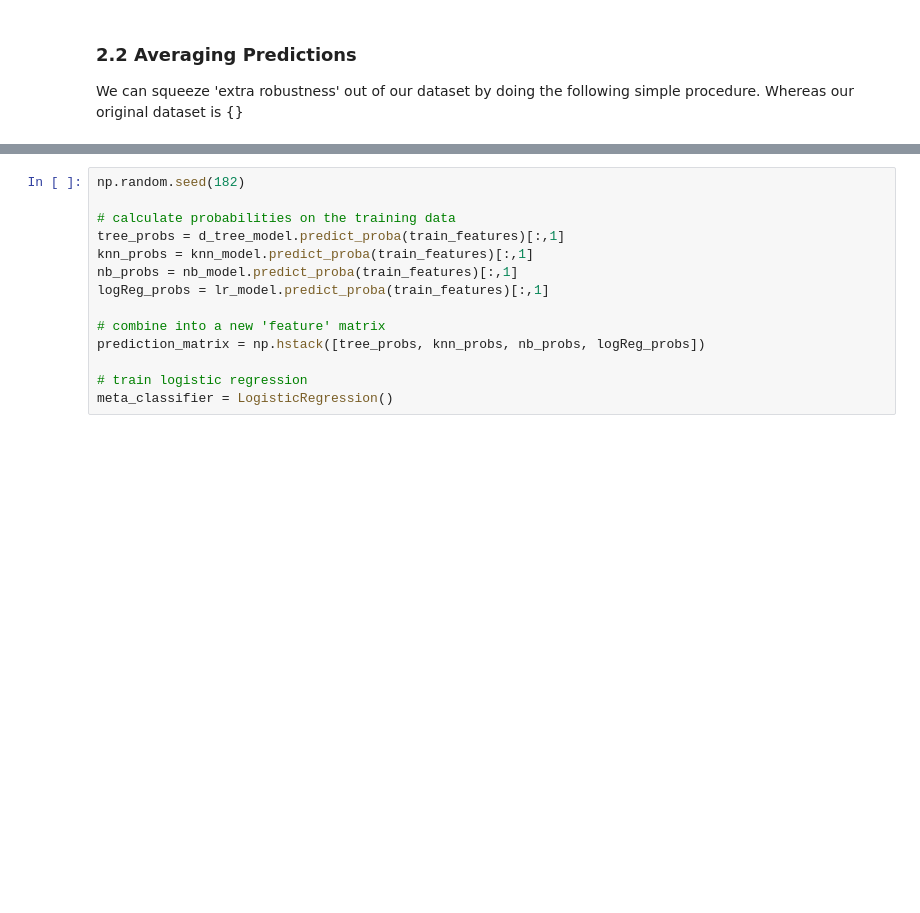
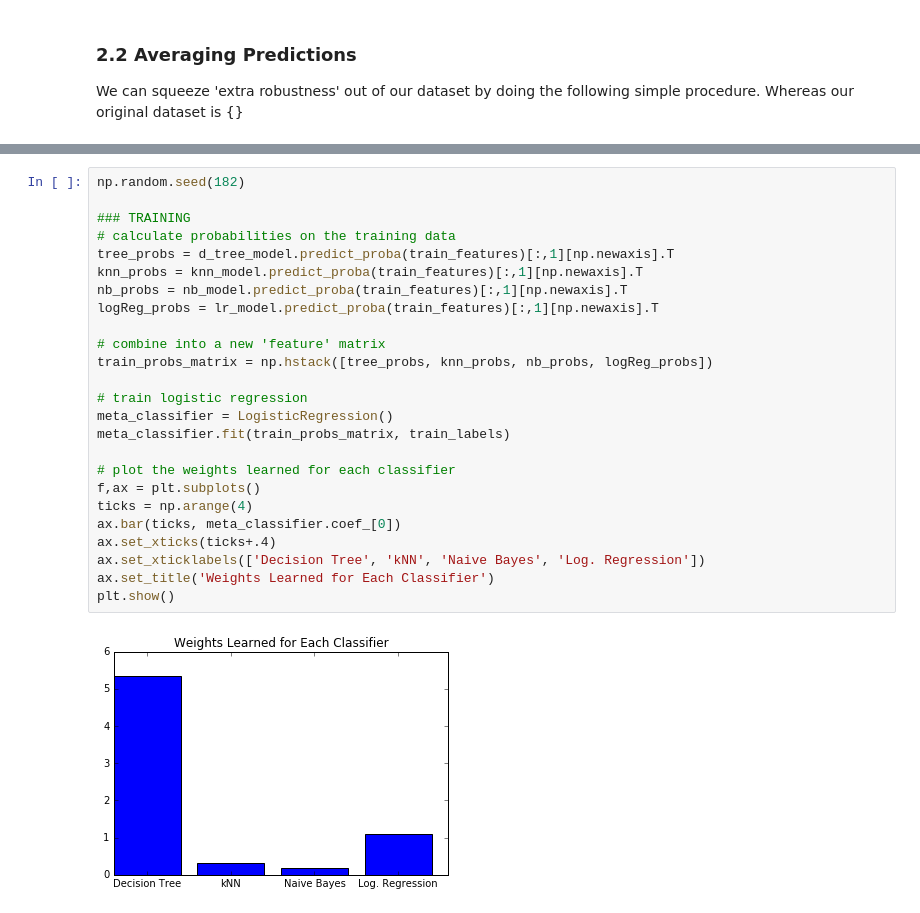
Before and after one commit to UCIDataScienceInitiative/AdvPredictiveModeling_withPython, a Jupyter notebook: Solutions/Session 1 - Solutions.ipynb, the cells around one changed output, grey strips where cells are left out. Cells and saved outputs as stored; diff of their text form; blank space fills up the shorter version.

```diff
--- a/Solutions/Session 1 - Solutions.ipynb
+++ b/Solutions/Session 1 - Solutions.ipynb
@@ -239,14 +277,27 @@ When we performed the averaging above, we used this formula: $$ \hat f(\mathbf{x
 # %%
 np.random.seed(182)
 
+### TRAINING
 # calculate probabilities on the training data
-tree_probs = d_tree_model.predict_proba(train_features)[:,1]
-knn_probs = knn_model.predict_proba(train_features)[:,1]
-nb_probs = nb_model.predict_proba(train_features)[:,1]
-logReg_probs = lr_model.predict_proba(train_features)[:,1]
+tree_probs = d_tree_model.predict_proba(train_features)[:,1][np.newaxis].T
+knn_probs = knn_model.predict_proba(train_features)[:,1][np.newaxis].T
+nb_probs = nb_model.predict_proba(train_features)[:,1][np.newaxis].T
+logReg_probs = lr_model.predict_proba(train_features)[:,1][np.newaxis].T
 
 # combine into a new 'feature' matrix
-prediction_matrix = np.hstack([tree_probs, knn_probs, nb_probs, logReg_probs])
+train_probs_matrix = np.hstack([tree_probs, knn_probs, nb_probs, logReg_probs])
 
 # train logistic regression
 meta_classifier = LogisticRegression()
+meta_classifier.fit(train_probs_matrix, train_labels)
+
+# plot the weights learned for each classifier
+f,ax = plt.subplots()
+ticks = np.arange(4)
+ax.bar(ticks, meta_classifier.coef_[0])
+ax.set_xticks(ticks+.4)
+ax.set_xticklabels(['Decision Tree', 'kNN', 'Naive Bayes', 'Log. Regression'])
+ax.set_title('Weights Learned for Each Classifier')
+plt.show()
+# %% [output]
+[figure, added]
```
Also changed, not shown: parts of 10 cells of this notebook, 1 other file.
